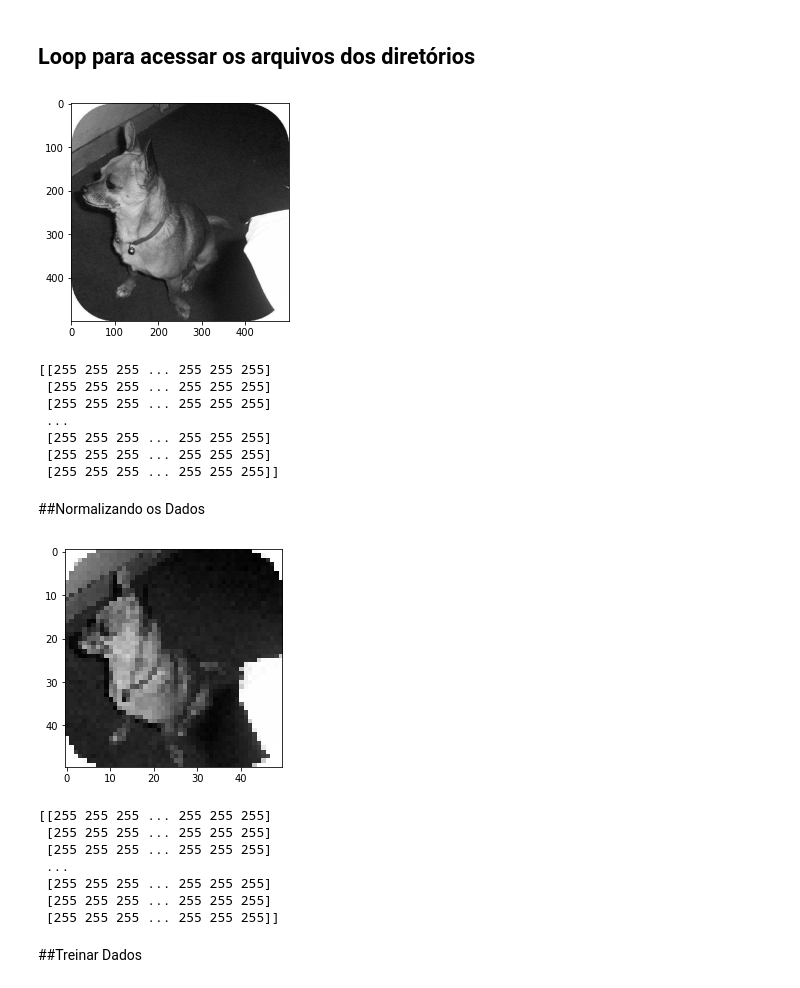
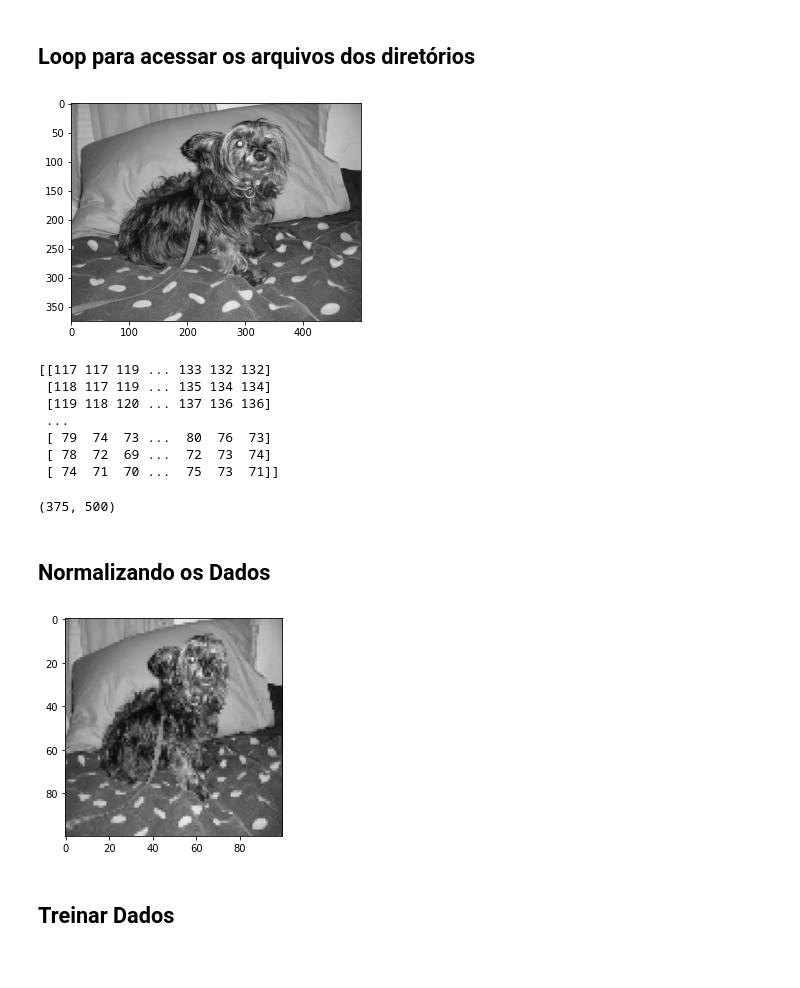
Before and after one commit to carolvieirav/Deep-Learning-Deep-Learn, a Jupyter notebook: Loading_Data_Deep_Learning.ipynb, the cells around one changed output. Saved outputs shown, nothing was run; the diff lists cells and outputs as text; code cells hidden in the pictures.

```diff
--- a/Loading_Data_Deep_Learning.ipynb
+++ b/Loading_Data_Deep_Learning.ipynb
@@ -13,46 +13,43 @@ DATADIR = "/content/drive/MyDrive/Deep Learning Documents/kagglecatsanddogs_3367
+# %%
+DATADIR = 'C:/Users\LULU\Downloads\PetImages'
 # %%
 CATEGORIES =['Dog', 'Cat']
 # %%
 for category in CATEGORIES:
-  path = os.path.join(DATADIR, category)
-  for img in os.listdir(path):
-    img_array = cv2.imread(os.path.join(path,img), cv2.IMREAD_GRAYSCALE)
-    plt.imshow(img_array, cmap='gray')
-    plt.show()
+    path = os.path.join(DATADIR, category)
+    for img in os.listdir(path):
+        img_array = cv2.imread(os.path.join(path,img), cv2.IMREAD_GRAYSCALE)
+        plt.imshow(img_array, cmap='gray')
+        plt.show()
+        break
+
     break
-  break
 # %% [output]
-[figure, old version]
+[figure, new version]
 # %%
 print(img_array)
 # %% [output]
-[[255 255 255 ... 255 255 255]
- [255 255 255 ... 255 255 255]
- [255 255 255 ... 255 255 255]
+[[117 117 119 ... 133 132 132]
+ [118 117 119 ... 135 134 134]
+ [119 118 120 ... 137 136 136]
  ...
- [255 255 255 ... 255 255 255]
- [255 255 255 ... 255 255 255]
- [255 255 255 ... 255 255 255]]
+ [ 79  74  73 ...  80  76  73]
+ [ 78  72  69 ...  72  73  74]
+ [ 74  71  70 ...  75  73  71]]
+# %%
+print(img_array.shape)
+# %% [output]
+(375, 500)
 # %% [markdown]
-##Normalizando os Dados
+## Normalizando os Dados
 # %%
-IMG_SIZE = 50
+IMG_SIZE = 100
 
 new_array =  cv2.resize(img_array, (IMG_SIZE, IMG_SIZE))
-plt.imshow(new_array, cmap = 'gray')
+plt.imshow(new_array, cmap='gray')
 plt.show()
 # %% [output]
-[figure, old version]
+[figure, new version]
-# %%
-print(img_array)
-# %% [output]
-[[255 255 255 ... 255 255 255]
- [255 255 255 ... 255 255 255]
- [255 255 255 ... 255 255 255]
- ...
- [255 255 255 ... 255 255 255]
- [255 255 255 ... 255 255 255]
- [255 255 255 ... 255 255 255]]
 # %% [markdown]
-##Treinar Dados
+## Treinar Dados
 # %%
```
Also changed, not shown: parts of 14 cells of this notebook.
